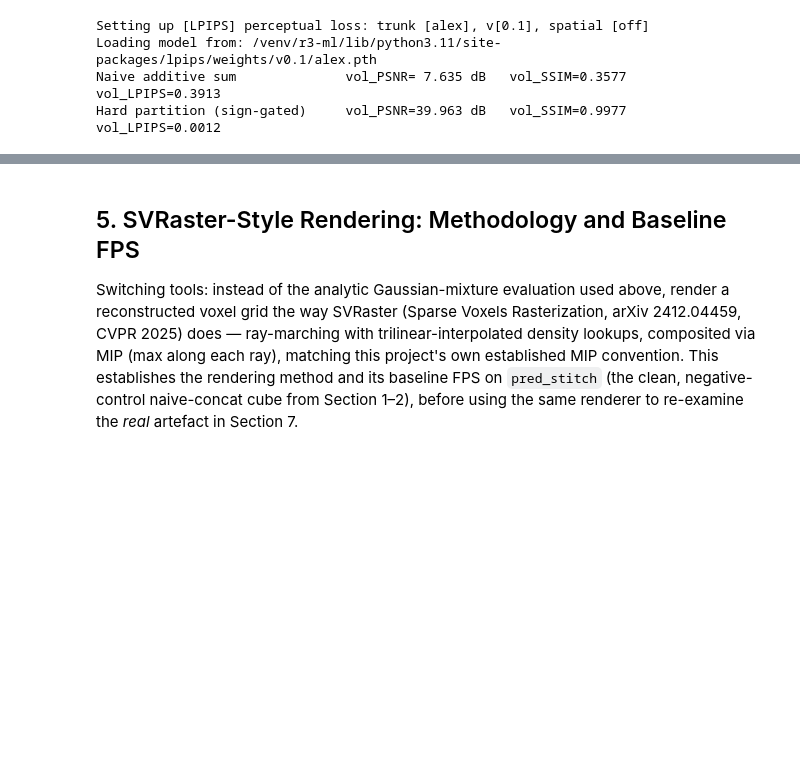
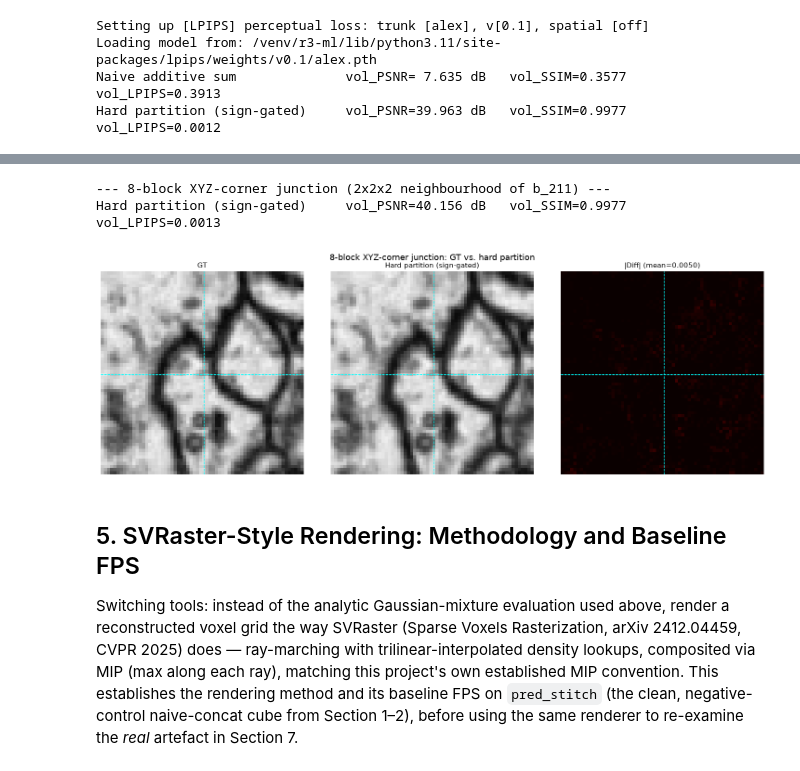
Before and after one commit to asheibanifard/r3-ml, a Jupyter notebook: fafb_pilot/code/representation/eda.ipynb, the cells around one changed output, grey strips where cells are left out. Cells and saved outputs as stored; diff of their text form; code cells hidden in the pictures; blank space fills up the shorter version.

```diff
--- a/fafb_pilot/code/representation/eda.ipynb
+++ b/fafb_pilot/code/representation/eda.ipynb
@@ -583,26 +585,30 @@ Hard partition (sign-gated)     vol_PSNR=39.948 dB   vol_SSIM=0.9974   vol_LPIPS
 # %%
 # 8-block junction: the full 2x2x2 XYZ-neighbourhood of b_211 -- the 4
 # blocks above (iz=2) plus their iz=3 counterparts. All three axes are now
 # split.
 specs_8block = [
     dict(name='b_211', z='low',  y='low',  x='low'),
     dict(name='b_212', z='low',  y='low',  x='high'),
     dict(name='b_221', z='low',  y='high', x='low'),
     dict(name='b_222', z='low',  y='high', x='high'),
     dict(name='b_311', z='high', y='low',  x='low'),
     dict(name='b_312', z='high', y='low',  x='high'),
     dict(name='b_321', z='high', y='high', x='low'),
     dict(name='b_322', z='high', y='high', x='high'),
 ]
 
-gt_cube_8, recon_sum_8, recon_partition_8 = run_junction_experiment(specs_8block, device)
+gt_cube_8, recon_partition_8 = run_junction_experiment(specs_8block, device)
 results_8block = report_junction_metrics(
-    gt_cube_8, recon_sum_8, recon_partition_8,
+    gt_cube_8, recon_partition_8,
     "8-block XYZ-corner junction (2x2x2 neighbourhood of b_211)")
-diff_sum_8, diff_partition_8 = plot_junction_result(
-    gt_cube_8, recon_sum_8, recon_partition_8,
-    "8-block XYZ-corner junction: GT vs. combiners",
-    "/root/project/fafb_pilot/code/representation/figures/junction8_combiners.pdf")
+diff_partition_8 = plot_junction_result(
+    gt_cube_8, recon_partition_8,
+    "8-block XYZ-corner junction: GT vs. hard partition",
+    "/root/project/fafb_pilot/code/representation/figures/junction8_hard_partition.pdf")
+# %% [output]
+--- 8-block XYZ-corner junction (2x2x2 neighbourhood of b_211) ---
+Hard partition (sign-gated)     vol_PSNR=40.156 dB   vol_SSIM=0.9977   vol_LPIPS=0.0013
+[figure, added]
 # %% [markdown]
 ## 5. SVRaster-Style Rendering: Methodology and Baseline FPS
 
```
Also changed, not shown: parts of 8 cells of this notebook, 10 other files.
